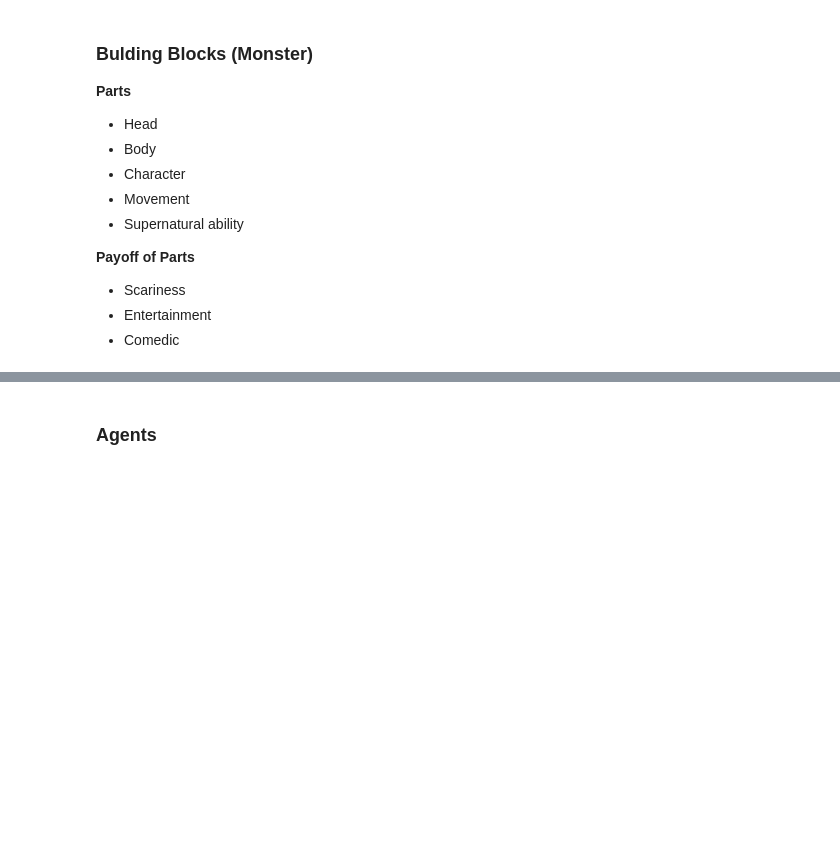
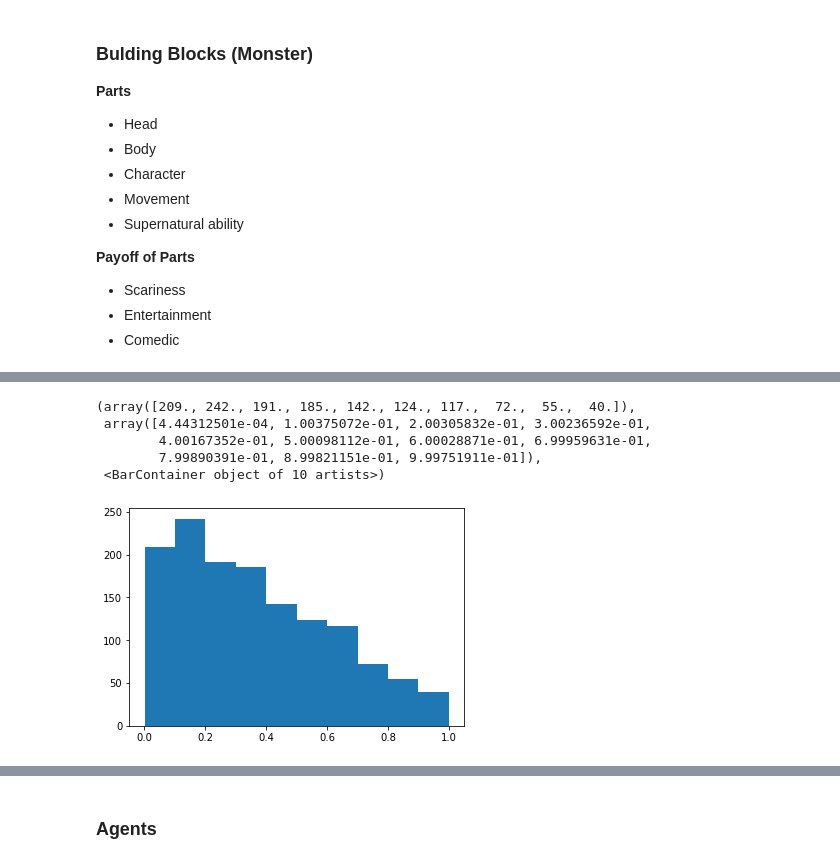
Before and after one commit to sheuschk/DiversitySimulation, a Jupyter notebook: Creative Building Task.ipynb, the cells around one changed output, grey strips where cells are left out. Cells and saved outputs as stored; diff of their text form; code cells hidden in the pictures; blank space fills up the shorter version.

```diff
--- a/Creative Building Task.ipynb
+++ b/Creative Building Task.ipynb
@@ -32,0 +57,12 @@ rng = np.random.default_rng(0)
+# %%
+x_amount = rng.normal(0, 0.5, 3000)
+x_amount = x_amount[0 <= x_amount]
+x_amount = x_amount[x_amount <= 1]
+plt.hist(x_amount)
+# %% [output]
+(array([209., 242., 191., 185., 142., 124., 117.,  72.,  55.,  40.]),
+ array([4.44312501e-04, 1.00375072e-01, 2.00305832e-01, 3.00236592e-01,
+        4.00167352e-01, 5.00098112e-01, 6.00028871e-01, 6.99959631e-01,
+        7.99890391e-01, 8.99821151e-01, 9.99751911e-01]),
+ <BarContainer object of 10 artists>)
+[figure, added]
```
Also changed, not shown: parts of 59 cells of this notebook, 3 other files.
